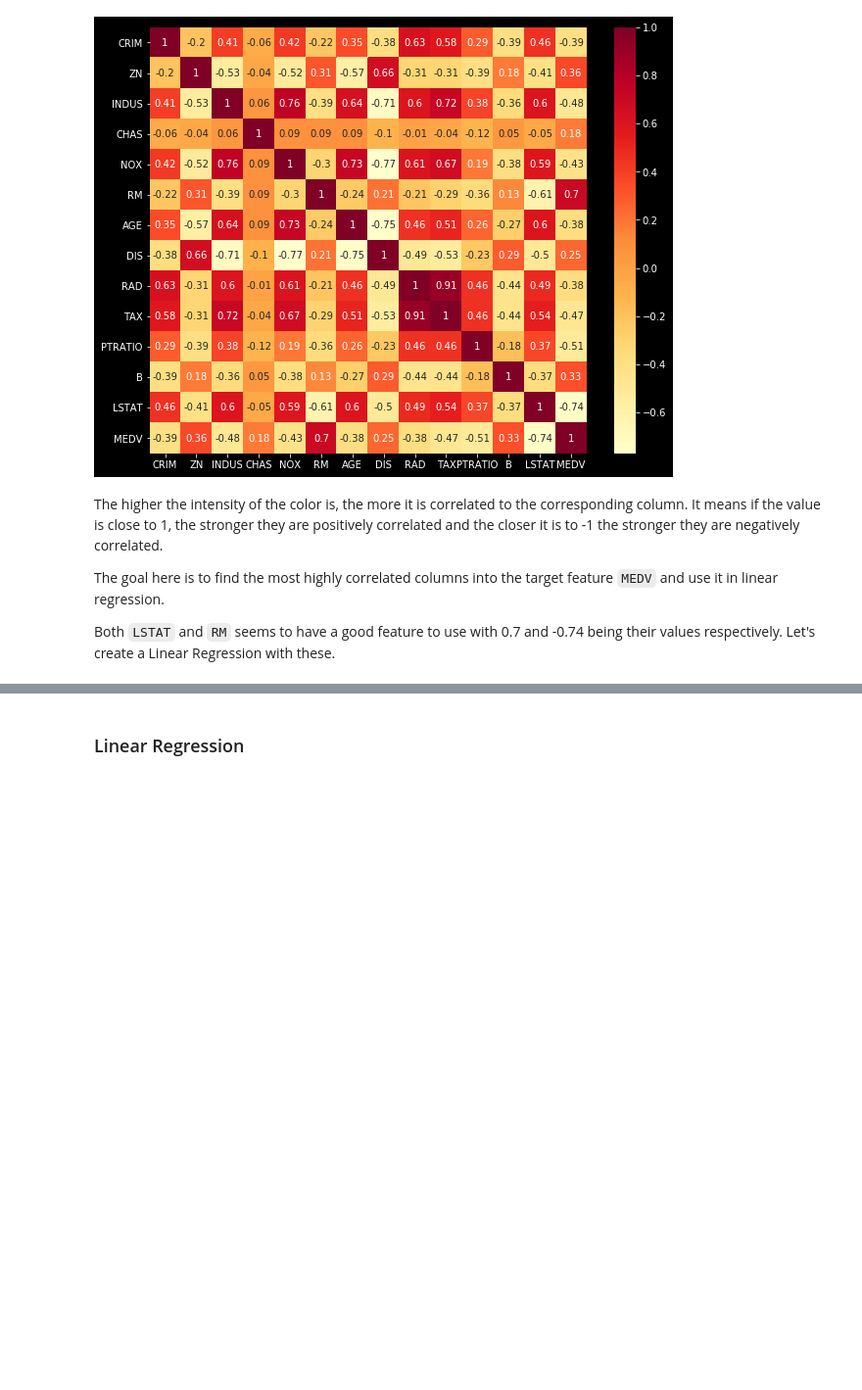
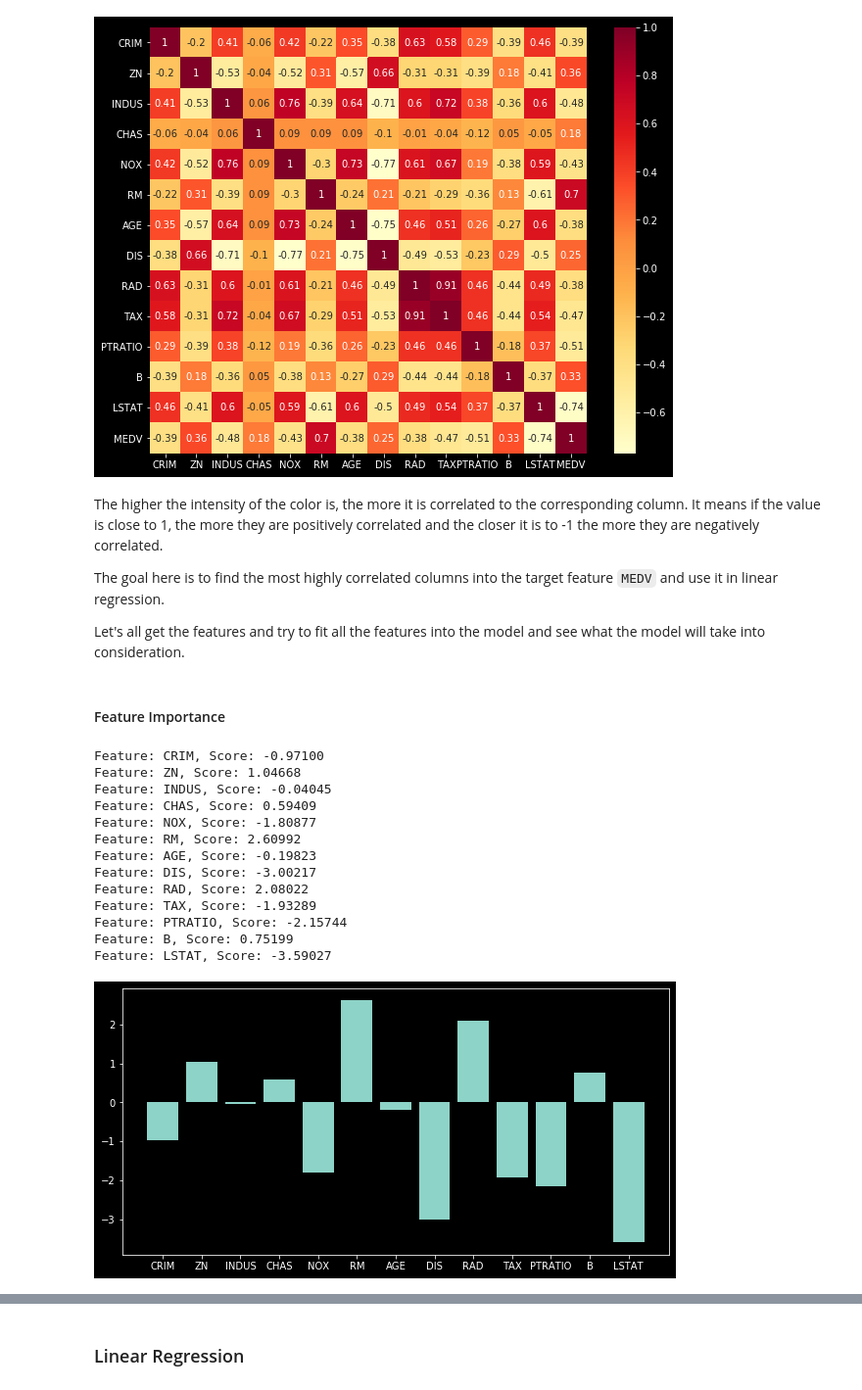
Before and after one commit to PrynsTag/Machine-Learning-Journey, a Jupyter notebook: 01 - Linear Regression/Linear Regression Exercise.ipynb, the cells around one changed output, grey strips where cells are left out. Shown at 98% size. Saved outputs shown, nothing was run; the diff lists cells and outputs as text; code cells hidden in the pictures; blank space fills up the shorter version.

Commit message:
Added Feature Importance and 3D Visualization

```diff
--- a/01 - Linear Regression/Linear Regression Exercise.ipynb
+++ b/01 - Linear Regression/Linear Regression Exercise.ipynb
@@ -107,8 +110,47 @@ _ = sns.heatmap(correlation_matrix, annot=True, cmap="YlOrRd")
 # %% [output]
 [figure]
 # %% [markdown]
-The higher the intensity of the color is, the more it is correlated to the corresponding column. It means if the value is close to 1, the stronger they are positively correlated and the closer it is to -1 the stronger they are negatively correlated.
+The higher the intensity of the color is, the more it is correlated to the corresponding column. It means if the value is close to 1, the more they are positively correlated and the closer it is to -1 the more they are negatively correlated.
 
 The goal here is to find the most highly correlated columns into the target feature `MEDV` and use it in linear regression.
 
-Both `LSTAT` and `RM` seems to have a good feature to use with 0.7 and -0.74 being their values respectively. Let's create a Linear Regression with these.
+Let's all get the features and try to fit all the features into the model and see what the model will take into consideration.
+# %% [markdown]
+#### Feature Importance
+# %%
+# Split the dataset
+X = pd.DataFrame(boston.drop("MEDV", axis=1))
+y = boston_dataset.target
+
+# Split into Train and Test
+X_train, X_test, y_train, y_test = train_test_split(X, y, random_state=0)
+
+# Scale all the values
+scaler = StandardScaler()
+X_train = scaler.fit_transform(X_train)
+X_test = scaler.transform(X_test)
+
+regressor = LinearRegression().fit(X_train, y_train)
+importance = regressor.coef_
+
+for idx, val in enumerate(importance):
+    col_name = X.iloc[:, idx].name
+    print("Feature: {}, Score: {:.5f}".format(col_name, val))
+
+plt.figure(figsize=(10, 5))
+_ = plt.bar([X.iloc[:, x].name for x in range(len(importance))], importance)
+# %% [output]
+Feature: CRIM, Score: -0.97100
+Feature: ZN, Score: 1.04668
+Feature: INDUS, Score: -0.04045
+Feature: CHAS, Score: 0.59409
+Feature: NOX, Score: -1.80877
+Feature: RM, Score: 2.60992
+Feature: AGE, Score: -0.19823
+Feature: DIS, Score: -3.00217
+Feature: RAD, Score: 2.08022
+Feature: TAX, Score: -1.93289
+Feature: PTRATIO, Score: -2.15744
+Feature: B, Score: 0.75199
+Feature: LSTAT, Score: -3.59027
+[figure, added]
```
Also changed, not shown: parts of 17 cells of this notebook, 1 other file.
